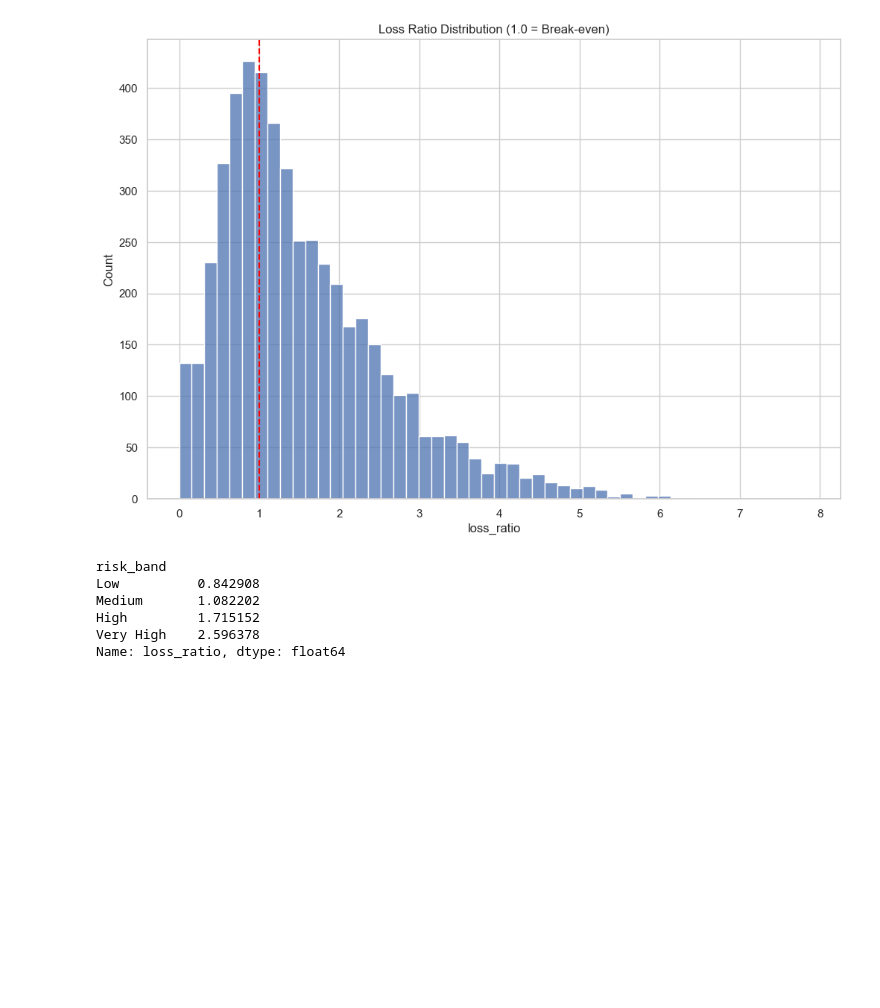
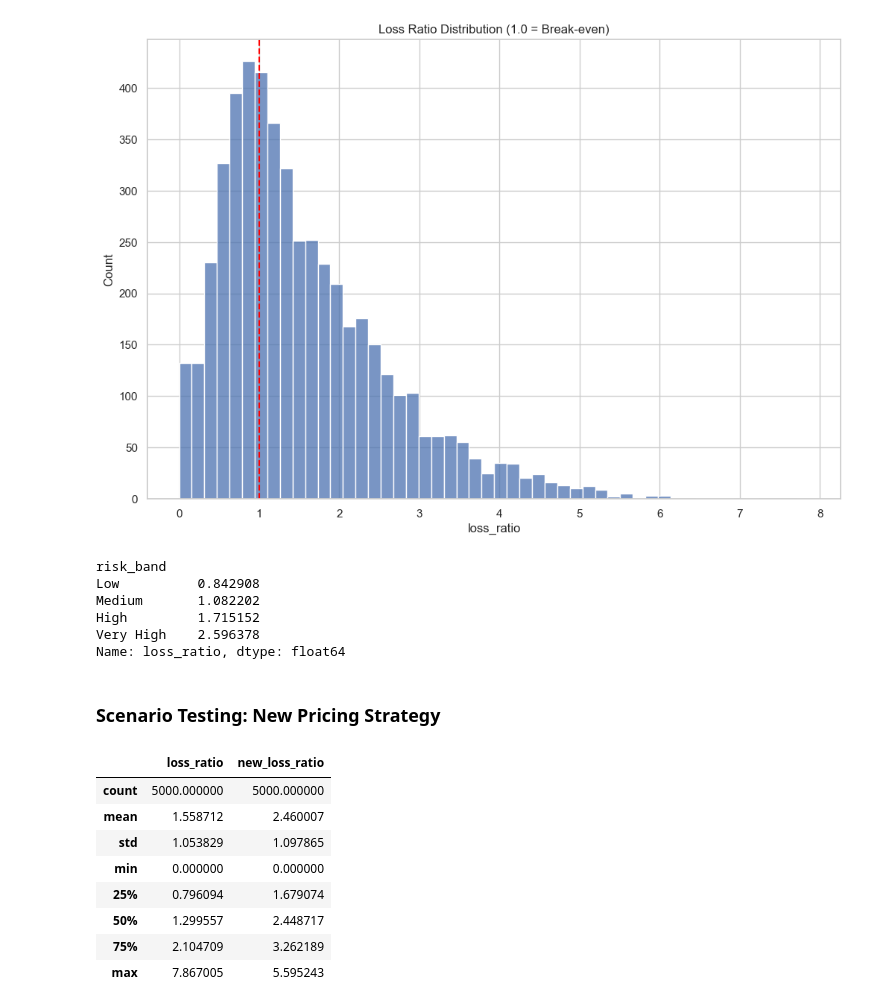
Before and after one commit to Kurodataio/Health-Insurance-Claims, a Jupyter notebook: health-insurance-claims.ipynb, the cells around one changed output. Cells and saved outputs as stored; diff of their text form; code cells hidden in the pictures; blank space fills up the shorter version.

```diff
--- a/health-insurance-claims.ipynb
+++ b/health-insurance-claims.ipynb
@@ -215,3 +216,25 @@ Medium       1.082202
 High         1.715152
 Very High    2.596378
 Name: loss_ratio, dtype: float64
+# %% [markdown]
+### Scenario Testing: New Pricing Strategy
+# %%
+df["proposed_premium"] = (
+    300 +
+    df["risk_score"]*150 +
+    df["chronic_conditions"]*50
+)
+
+df["new_loss_ratio"] = df["claims_cost"] / df["proposed_premium"]
+
+df[["loss_ratio","new_loss_ratio"]].describe()
+# %% [output]
+|  | loss_ratio | new_loss_ratio |
+| count | 5000.000000 | 5000.000000 |
+| mean | 1.558712 | 2.460007 |
+| std | 1.053829 | 1.097865 |
+| min | 0.000000 | 0.000000 |
+| 25% | 0.796094 | 1.679074 |
+| 50% | 1.299557 | 2.448717 |
+| 75% | 2.104709 | 3.262189 |
+| max | 7.867005 | 5.595243 |
```
Also changed, not shown: parts of 4 cells of this notebook.
